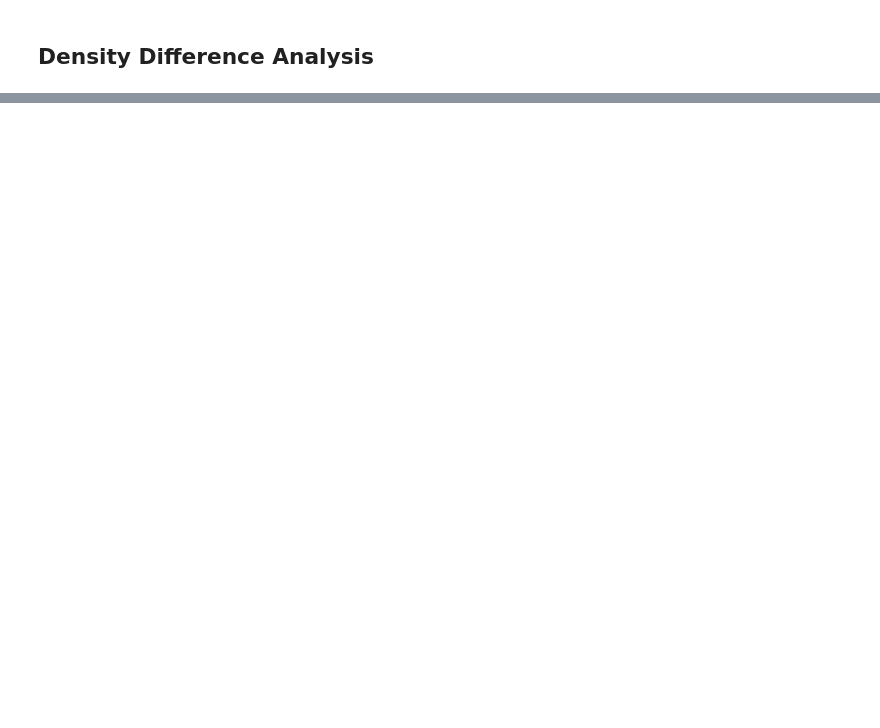
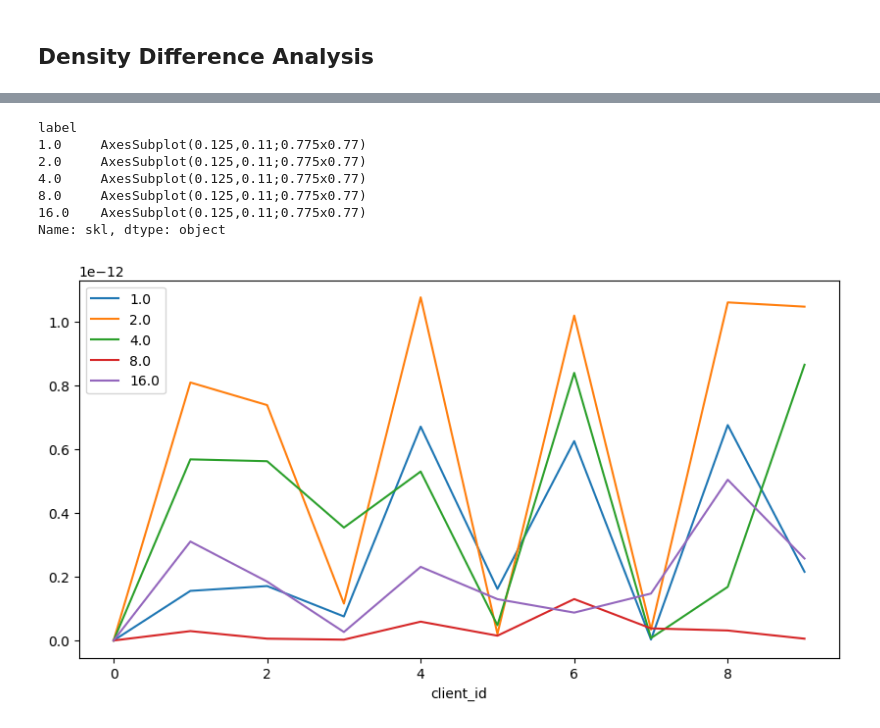
Before and after one commit to a-ayad/Split_ECG_Classification, a Jupyter notebook: density_diff.ipynb, the cells around one changed output, grey strips where cells are left out. Saved outputs shown, nothing was run; the diff lists cells and outputs as text; code cells hidden in the pictures; blank space fills up the shorter version.

```diff
--- a/density_diff.ipynb
+++ b/density_diff.ipynb
@@ -132,0 +287,11 @@ ID: 1
+# %%
+df_plot.set_index("client_id").groupby("label")["skl"].plot(legend=True, figsize=(10, 5))
+# %% [output]
+label
+1.0     AxesSubplot(0.125,0.11;0.775x0.77)
+2.0     AxesSubplot(0.125,0.11;0.775x0.77)
+4.0     AxesSubplot(0.125,0.11;0.775x0.77)
+8.0     AxesSubplot(0.125,0.11;0.775x0.77)
+16.0    AxesSubplot(0.125,0.11;0.775x0.77)
+Name: skl, dtype: object
+[figure, added]
```
Also changed, not shown: parts of 54 cells of this notebook, 5 other files.
